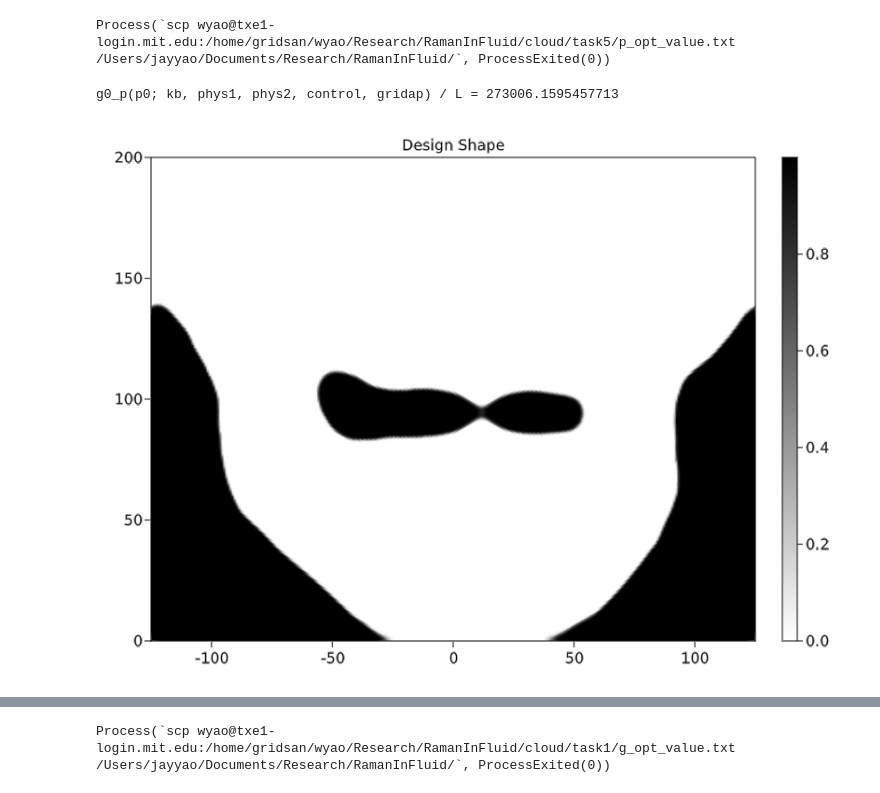
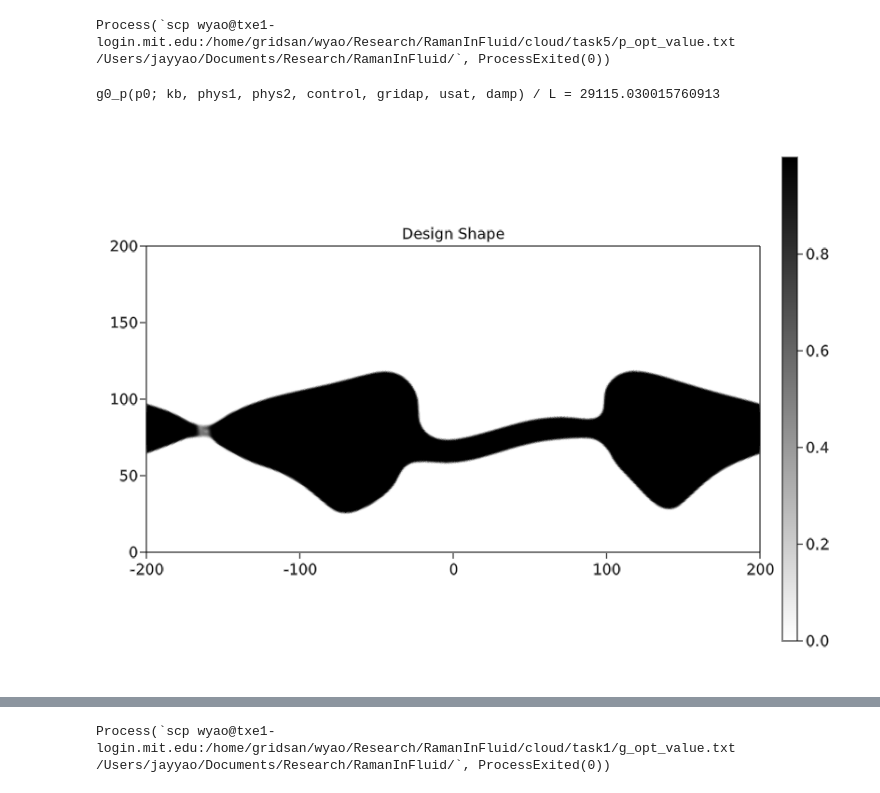
Before and after one commit to WenjieYao/RamanInFluid, a Jupyter notebook: Main_cloud.ipynb, the cells around one changed output, grey strips where cells are left out. Saved outputs shown, nothing was run; the diff lists cells and outputs as text; code cells hidden in the pictures.

```diff
--- a/Main_cloud.ipynb
+++ b/Main_cloud.ipynb
@@ -113,8 +113,8 @@ run(`scp wyao@txe1-login.mit.edu:/home/gridsan/wyao/Research/RamanInFluid/cloud/
 # %% [output]
 Process(`scp wyao@txe1-login.mit.edu:/home/gridsan/wyao/Research/RamanInFluid/cloud/task5/p_opt_value.txt /Users/jayyao/Documents/Research/RamanInFluid/`, ProcessExited(0))
 # %%
-usat = Inf
-damp = 1e-2
+usat = 10
+damp = 10
 # Output and view
 ImportFromFile = true
 N = num_free_dofs(gridap.FE_U)
@@ -122,33 +122,33 @@ if ImportFromFile
     #p_max = readdlm("cloud/task5/p_opt_value.txt", Float64)
     p_max = readdlm("p_opt_value.txt", Float64)
     p0 = p_max[:]
 else
     p0 = zeros(gridap.np)
 end
 
 kb = 0
 pf_vec = pf_p0(p0; control, gridap)
 pfh = FEFunction(gridap.FE_Pf, pf_vec)
 pth = (pf -> Threshold(pf; control)) ∘ pfh
 A1_mat = MatrixA(pth, kb; phys=phys1, control, gridap)
 b1_vec = assemble_vector(v->(∫(v)gridap.dΓ_s), gridap.FE_V)
 u1_vec = A1_mat \ b1_vec
 u1h = FEFunction(gridap.FE_U, u1_vec)
 
 A2_mat = MatrixA(pth, kb; phys=phys2, control, gridap)
 o_vec = VectorO(1, 1; gridap)
 v2_vec = A2_mat' \ o_vec
 v2h = FEFunction(gridap.FE_U, v2_vec)
 
 @show g0_p(p0; kb, phys1, phys2, control, gridap, usat, damp)/L
 fig, ax, plt = plot(gridap.Ω, pth, colormap = :binary)
 Colorbar(fig[1,2], plt)
 ax.aspect = AxisAspect(L/(hd))
 ax.title = "Design Shape"
 limits!(ax, -L/2, L/2, 0, hd)
 save("Results/shape.png", fig)
 fig
 # %% [output]
-g0_p(p0; kb, phys1, phys2, control, gridap) / L = 273006.1595457713
+g0_p(p0; kb, phys1, phys2, control, gridap, usat, damp) / L = 29115.030015760913
-[figure, old version]
+[figure, new version]
 # %%
```
Also changed, not shown: parts of 2 cells of this notebook, 13 other files.
